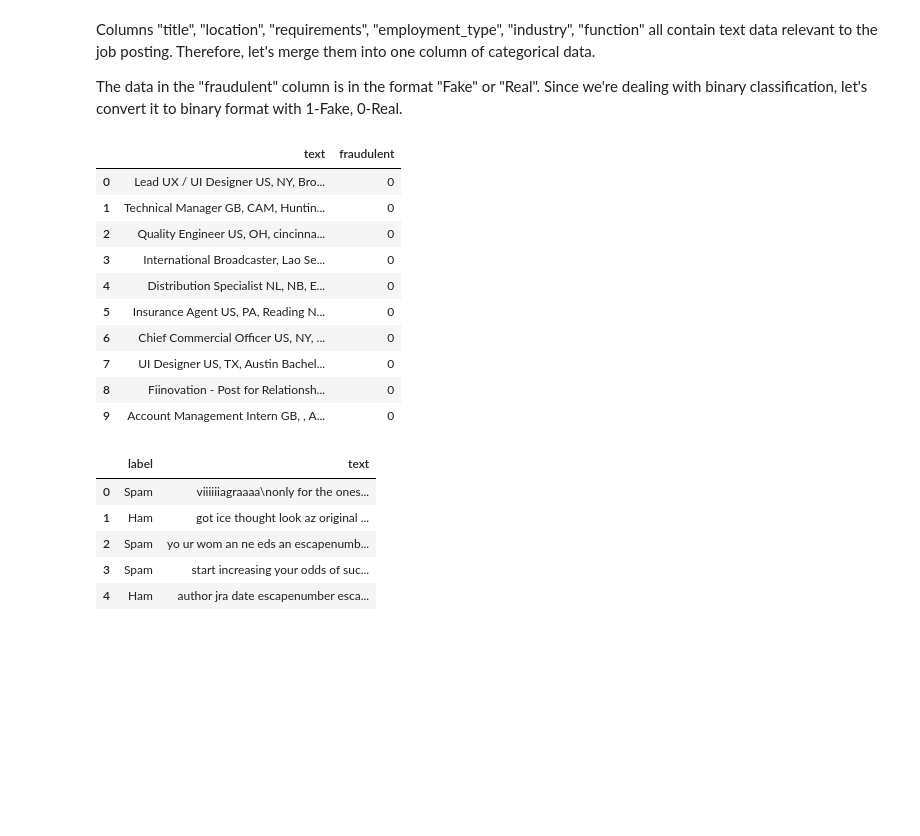
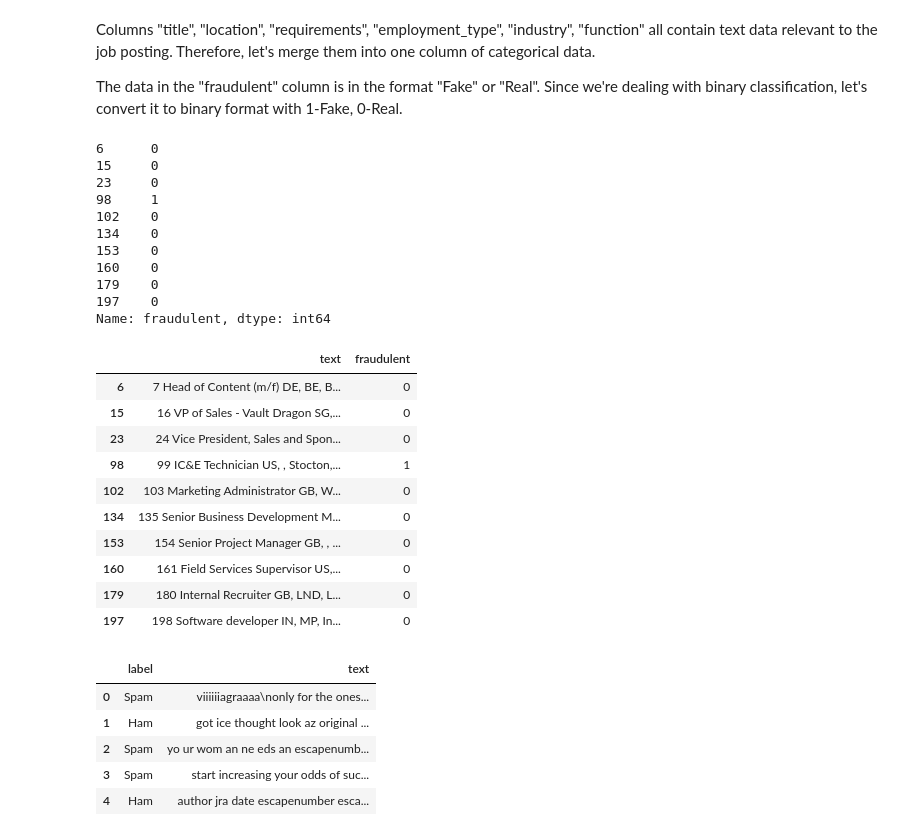
Before and after one commit to Drock54651/NLP-3832-Project-Fraud-Detection, a Jupyter notebook: fraud_final_project.ipynb, the cells around one changed output. Cells and saved outputs as stored; diff of their text form; code cells hidden in the pictures; blank space fills up the shorter version.

```diff
--- a/fraud_final_project.ipynb
+++ b/fraud_final_project.ipynb
@@ -68,7 +68,7 @@ email_df.head(10)
 # %% [markdown]
 Drop the 'Unnamed: 0' column as it doesn't bring any value to the job postings dataset and is numerical.
 # %%
-job_df = job_df.drop(columns=['Unnamed: 0'])
+# job_df = job_df.drop(columns=['Unnamed: 0'])
 
 job_df.head(10)
 # %% [output]
@@ -135,21 +137,33 @@ The data in the "fraudulent" column is in the format "Fake" or "Real". Since we'
 # %%
 job_df_clean = pd.DataFrame()
 job_df_clean["text"] = job_df.drop(columns=['fraudulent']).astype(str).agg(' '.join, axis=1)
 job_df_clean["fraudulent"] = job_df['fraudulent']
-job_df_clean["fraudulent"] = job_df_clean["fraudulent"].map({"Fake": 1, "Real": 0})
+print(job_df_clean["fraudulent"].head(10))
+# job_df_clean["fraudulent"] = job_df_clean["fraudulent"].map({"Fake": 1, "Real": 0})
 job_df_clean.head(10)
 # %% [output]
+6      0
+15     0
+23     0
+98     1
+102    0
+134    0
+153    0
+160    0
+179    0
+197    0
+Name: fraudulent, dtype: int64
 |  | text | fraudulent |
-| 0 | Lead UX / UI Designer US, NY, Bro... | 0 |
-| 1 | Technical Manager GB, CAM, Huntin... | 0 |
-| 2 | Quality Engineer US, OH, cincinna... | 0 |
-| 3 | International Broadcaster, Lao Se... | 0 |
-| 4 | Distribution Specialist NL, NB, E... | 0 |
-| 5 | Insurance Agent US, PA, Reading N... | 0 |
-| 6 | Chief Commercial Officer US, NY, ... | 0 |
-| 7 | UI Designer US, TX, Austin Bachel... | 0 |
-| 8 | Fiinovation - Post for Relationsh... | 0 |
-| 9 | Account Management Intern GB, , A... | 0 |
+| 6 | 7 Head of Content (m/f) DE, BE, B... | 0 |
+| 15 | 16 VP of Sales - Vault Dragon SG,... | 0 |
+| 23 | 24 Vice President, Sales and Spon... | 0 |
+| 98 | 99 IC&E Technician US, , Stocton,... | 1 |
+| 102 | 103 Marketing Administrator GB, W... | 0 |
+| 134 | 135 Senior Business Development M... | 0 |
+| 153 | 154 Senior Project Manager GB, , ... | 0 |
+| 160 | 161 Field Services Supervisor US,... | 0 |
+| 179 | 180 Internal Recruiter GB, LND, L... | 0 |
+| 197 | 198 Software developer IN, MP, In... | 0 |
 # %%
 email_df.head()
 # %% [output]
```
Also changed, not shown: parts of 63 cells of this notebook.
